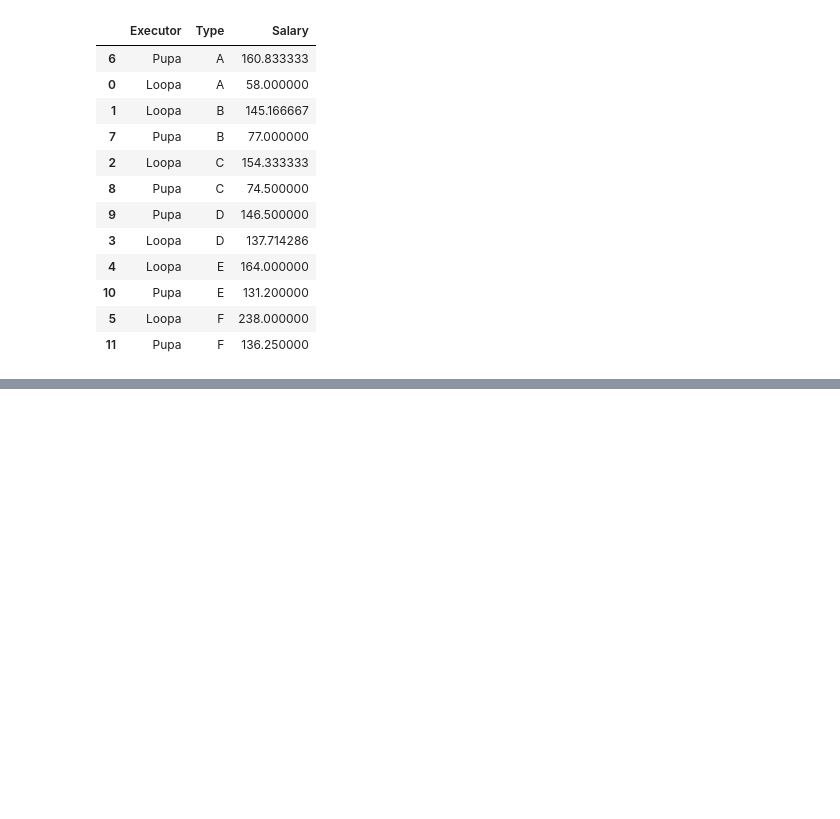
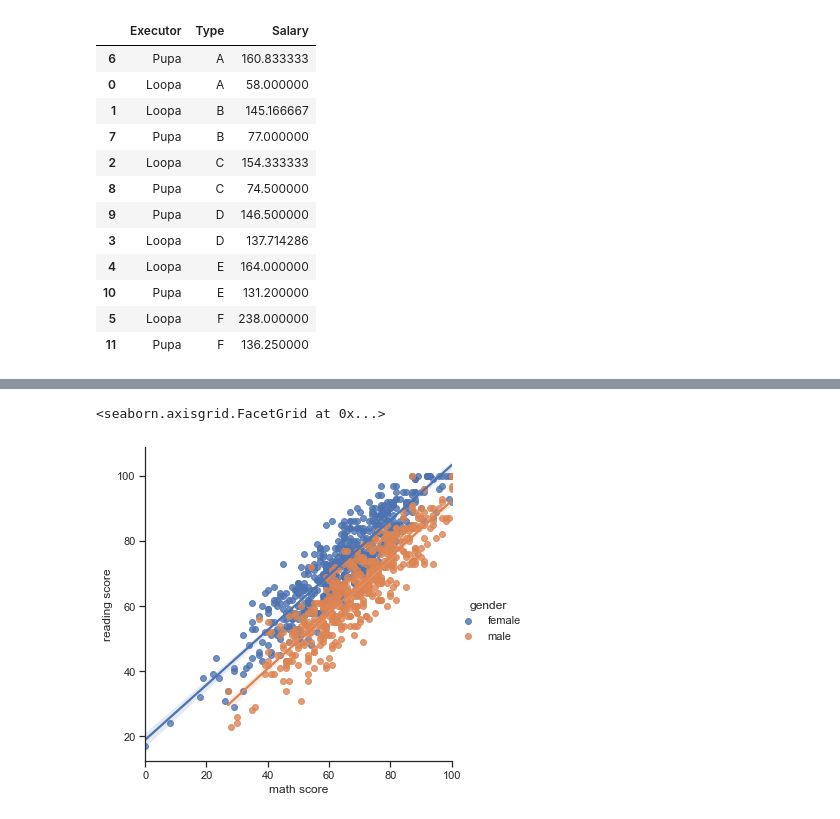
Before and after one commit to vavilovnv/Data-analysis, a Jupyter notebook: Intro to DS and ML/Intro.ipynb, the cells around one changed output, grey strips where cells are left out. Cells and saved outputs as stored; diff of their text form; code cells hidden in the pictures; blank space fills up the shorter version.

```diff
--- a/Intro to DS and ML/Intro.ipynb
+++ b/Intro to DS and ML/Intro.ipynb
@@ -204,0 +328,6 @@ df = pd.read_csv('https://stepik.org/media/attachments/course/4852/accountancy.c
+# %%
+df = pd.read_csv('https://stepik.org/media/attachments/course/4852/StudentsPerformance.csv')
+sns.lmplot(x='math score', y='reading score', hue = 'gender', data=df)
+# %% [output]
+<seaborn.axisgrid.FacetGrid at 0x...>
+[figure, added]
```
Also changed, not shown: parts of 25 cells of this notebook.
